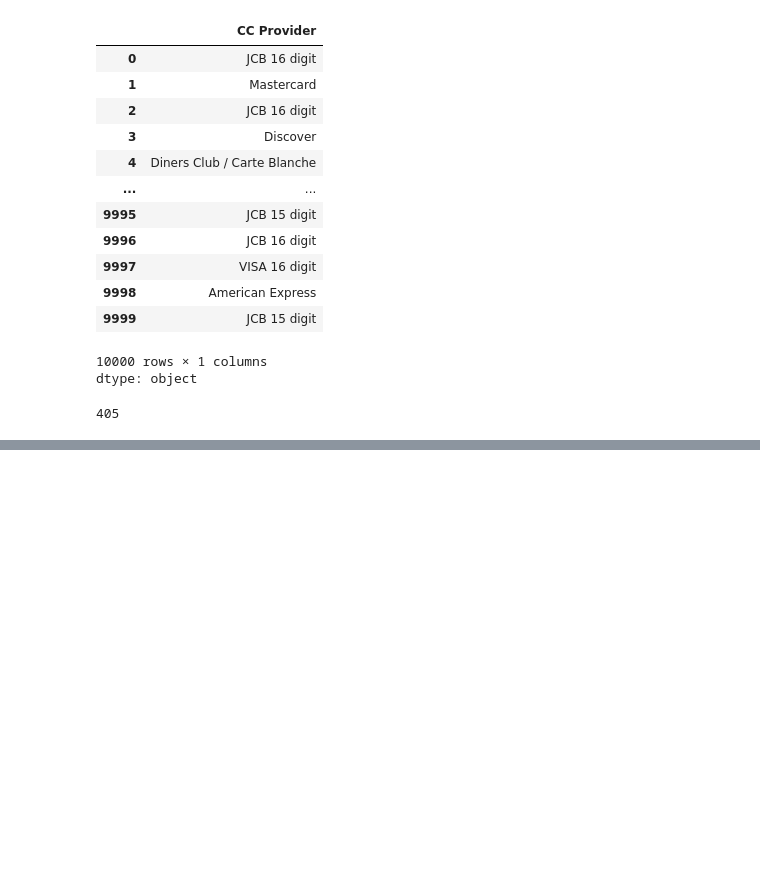
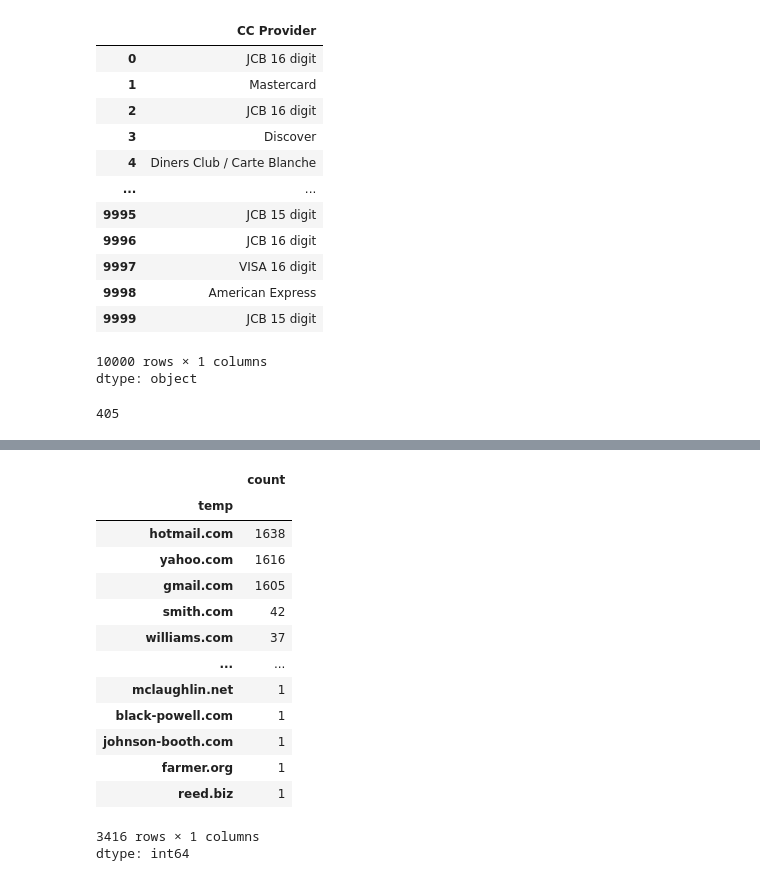
Before and after one commit to EBNyame/Ecommerce-Purchases, a Jupyter notebook: Ecommerce_Purchases.ipynb, the cells around one changed output, grey strips where cells are left out. Cells and saved outputs as stored; diff of their text form; code cells hidden in the pictures; blank space fills up the shorter version.

```diff
--- a/Ecommerce_Purchases.ipynb
+++ b/Ecommerce_Purchases.ipynb
@@ -232,0 +285,6 @@ data['Purchase Price'] > 50
+# %%
+list1 = []
+for email in data['Email']:
+  list1.append(email.split('@')[1])
+# %%
+data['temp'] = list1
@@ -232,0 +296,18 @@ data['Purchase Price'] > 50
+# %%
+data['temp'].value_counts()
+# %% [output]
+|  | count |
+| temp |  |
+| hotmail.com | 1638 |
+| yahoo.com | 1616 |
+| gmail.com | 1605 |
+| smith.com | 42 |
+| williams.com | 37 |
+| ... | ... |
+| mclaughlin.net | 1 |
+| black-powell.com | 1 |
+| johnson-booth.com | 1 |
+| farmer.org | 1 |
+| reed.biz | 1 |
+3416 rows × 1 columns
+dtype: int64
```
Also changed, not shown: parts of 13 cells of this notebook.
